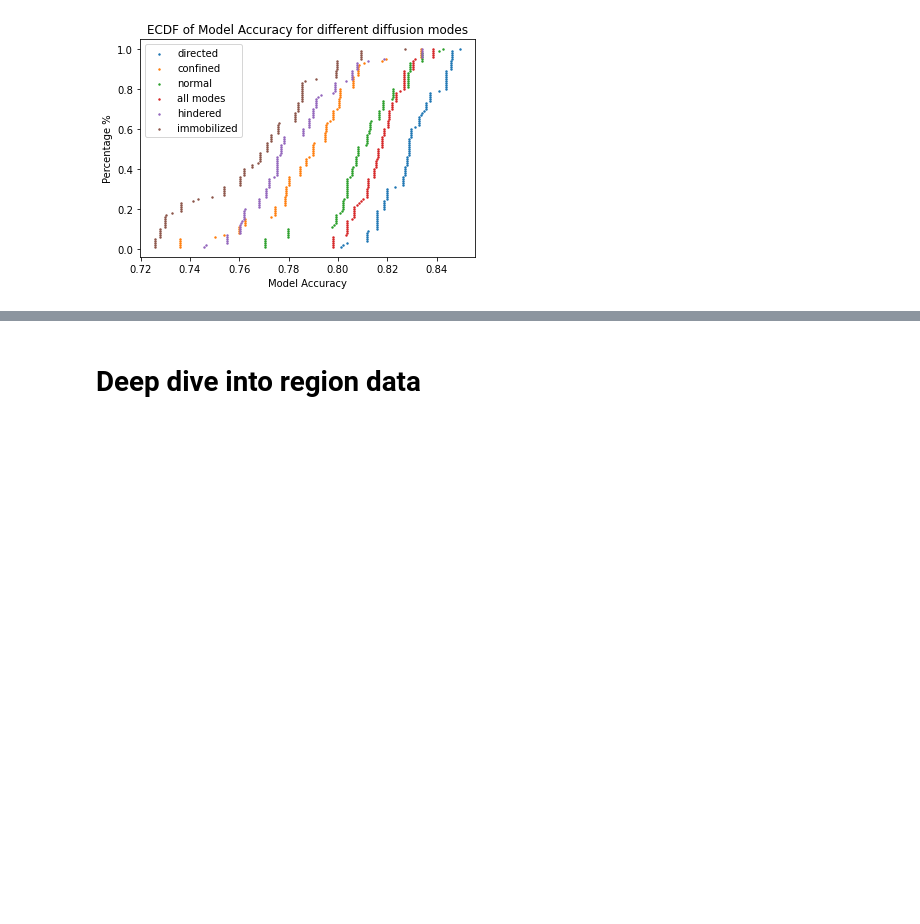
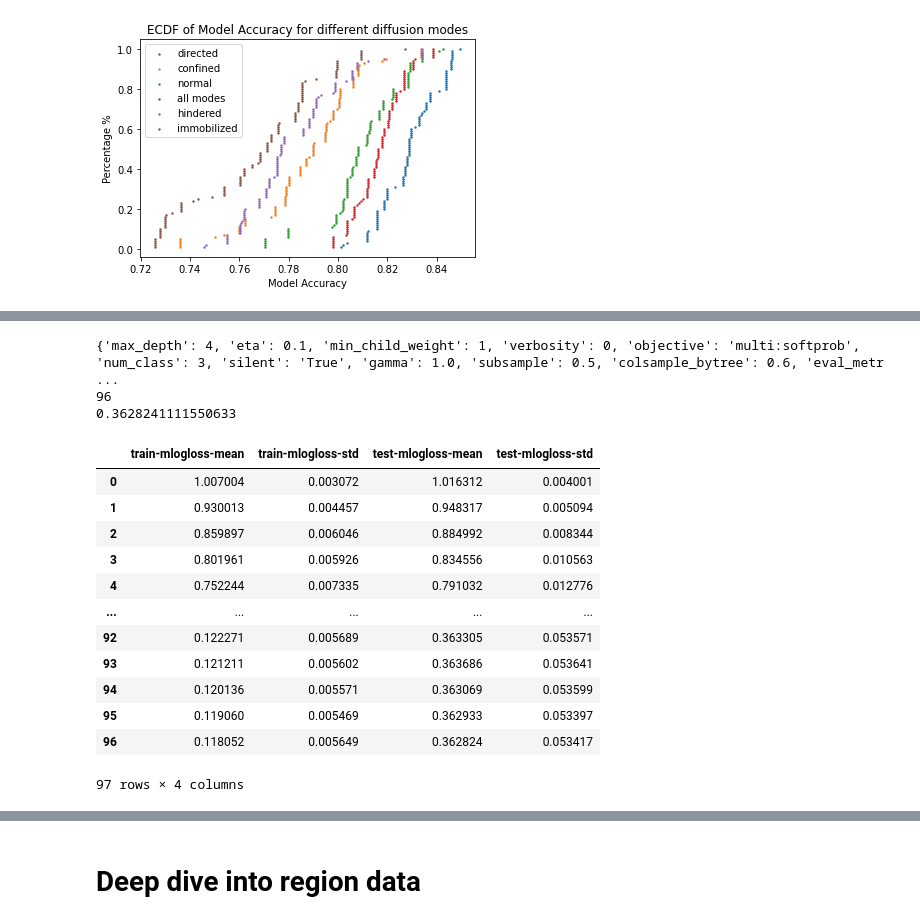
Before and after one commit to Nance-Lab/diff_predictor, a Jupyter notebook: notebooks/diff_mode_analysis.ipynb, the cells around one changed output, grey strips where cells are left out. Cells and saved outputs as stored; diff of their text form; code cells hidden in the pictures; blank space fills up the shorter version.

```diff
--- a/notebooks/diff_mode_analysis.ipynb
+++ b/notebooks/diff_mode_analysis.ipynb
@@ -414,0 +442,24 @@ NameError: name 'X_train' is not defined
+# %%
+print(best_param)
+print(best_boost_rounds)
+print(best_eval)
+# %% [output]
+{'max_depth': 4, 'eta': 0.1, 'min_child_weight': 1, 'verbosity': 0, 'objective': 'multi:softprob', 'num_class': 3, 'silent': 'True', 'gamma': 1.0, 'subsample': 0.5, 'colsample_bytree': 0.6, 'eval_metr ...
+96
+0.3628241111550633
+# %%
+best_model
+# %% [output]
+|  | train-mlogloss-mean | train-mlogloss-std | test-mlogloss-mean | test-mlogloss-std |
+| 0 | 1.007004 | 0.003072 | 1.016312 | 0.004001 |
+| 1 | 0.930013 | 0.004457 | 0.948317 | 0.005094 |
+| 2 | 0.859897 | 0.006046 | 0.884992 | 0.008344 |
+| 3 | 0.801961 | 0.005926 | 0.834556 | 0.010563 |
+| 4 | 0.752244 | 0.007335 | 0.791032 | 0.012776 |
+| ... | ... | ... | ... | ... |
+| 92 | 0.122271 | 0.005689 | 0.363305 | 0.053571 |
+| 93 | 0.121211 | 0.005602 | 0.363686 | 0.053641 |
+| 94 | 0.120136 | 0.005571 | 0.363069 | 0.053599 |
+| 95 | 0.119060 | 0.005469 | 0.362933 | 0.053397 |
+| 96 | 0.118052 | 0.005649 | 0.362824 | 0.053417 |
+97 rows × 4 columns
```
Also changed, not shown: parts of 18 cells of this notebook, 1 other file.
